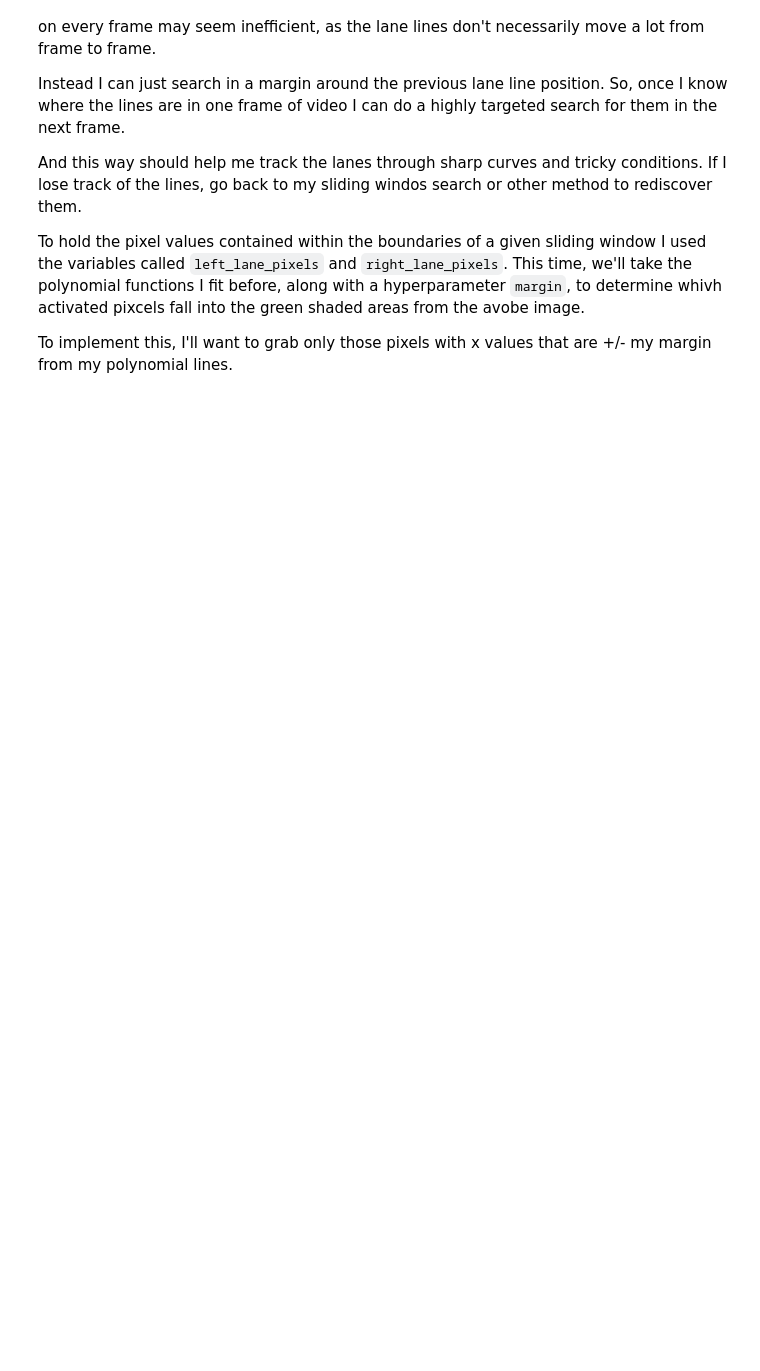
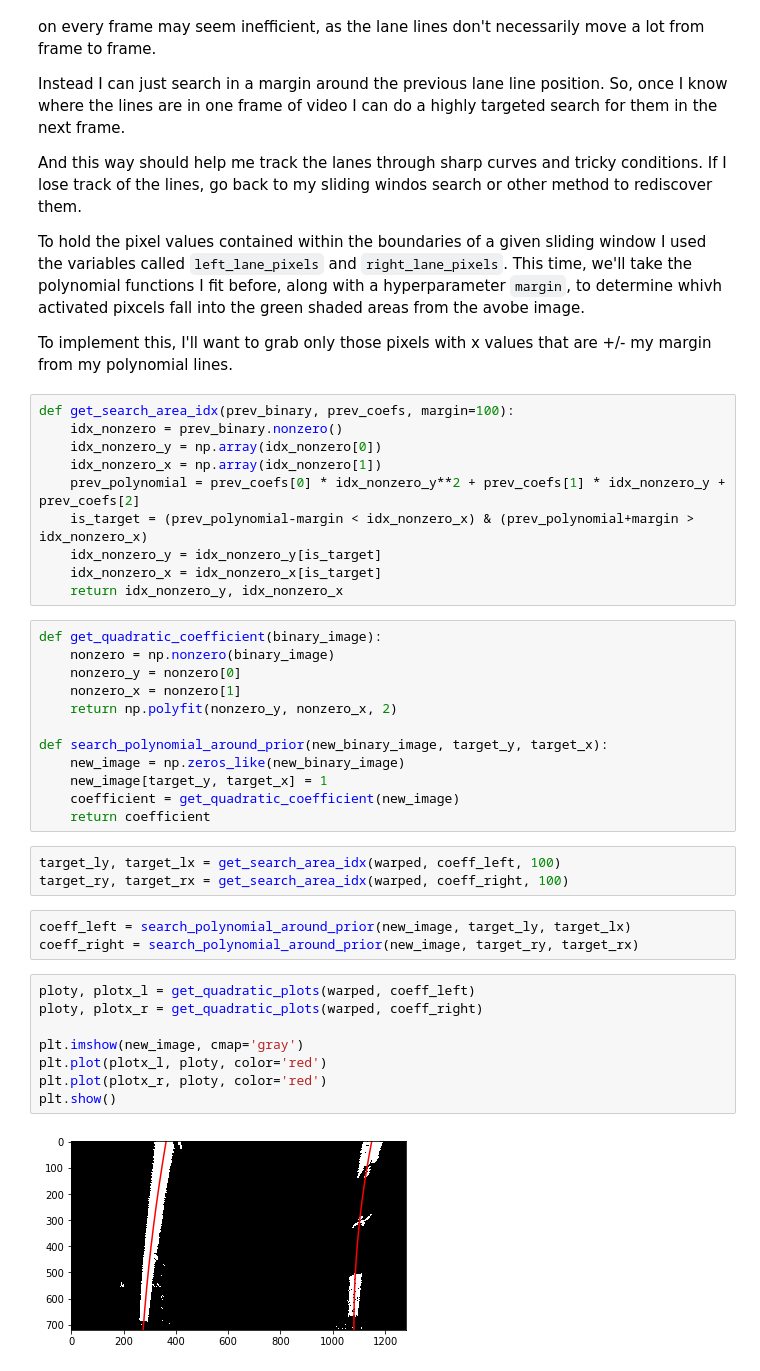
Before and after one commit to MasanaoMatsuda/finding-lane-lines, a Jupyter notebook: AdvancedLaneFinding/AdvancedLaneFinding.ipynb, the cells around one changed output. Drawn from its saved outputs; the diff is of its cells as text; blank space fills up the shorter version.

Commit message:
search lane line from previous lane positions

```diff
--- a/AdvancedLaneFinding/AdvancedLaneFinding.ipynb
+++ b/AdvancedLaneFinding/AdvancedLaneFinding.ipynb
@@ -333,3 +331,41 @@ And this way should help me track the lanes through sharp curves and tricky cond
 To hold the pixel values contained within the boundaries of a given sliding window I used the variables called <code>left_lane_pixels</code> and <code>right_lane_pixels</code>. This time, we'll take the polynomial functions I fit before, along with a hyperparameter <code>margin</code>, to determine whivh activated pixcels fall into the green shaded areas from the avobe image.
 
 To implement this, I'll want to grab only those pixels with x values that are +/- my margin from my polynomial lines.
+# %%
+def get_search_area_idx(prev_binary, prev_coefs, margin=100):
+    idx_nonzero = prev_binary.nonzero()
+    idx_nonzero_y = np.array(idx_nonzero[0])
+    idx_nonzero_x = np.array(idx_nonzero[1])
+    prev_polynomial = prev_coefs[0] * idx_nonzero_y**2 + prev_coefs[1] * idx_nonzero_y + prev_coefs[2]
+    is_target = (prev_polynomial-margin < idx_nonzero_x) & (prev_polynomial+margin > idx_nonzero_x)
+    idx_nonzero_y = idx_nonzero_y[is_target]
+    idx_nonzero_x = idx_nonzero_x[is_target]
+    return idx_nonzero_y, idx_nonzero_x
+# %%
+def get_quadratic_coefficient(binary_image):
+    nonzero = np.nonzero(binary_image)
+    nonzero_y = nonzero[0]
+    nonzero_x = nonzero[1]
+    return np.polyfit(nonzero_y, nonzero_x, 2)
+
+def search_polynomial_around_prior(new_binary_image, target_y, target_x):
+    new_image = np.zeros_like(new_binary_image)
+    new_image[target_y, target_x] = 1
+    coefficient = get_quadratic_coefficient(new_image)
+    return coefficient
+# %%
+target_ly, target_lx = get_search_area_idx(warped, coeff_left, 100)
+target_ry, target_rx = get_search_area_idx(warped, coeff_right, 100)
+# %%
+coeff_left = search_polynomial_around_prior(new_image, target_ly, target_lx)
+coeff_right = search_polynomial_around_prior(new_image, target_ry, target_rx)
+# %%
+ploty, plotx_l = get_quadratic_plots(warped, coeff_left)
+ploty, plotx_r = get_quadratic_plots(warped, coeff_right)
+
+plt.imshow(new_image, cmap='gray')
+plt.plot(plotx_l, ploty, color='red')
+plt.plot(plotx_r, ploty, color='red')
+plt.show()
+# %% [output]
+[figure, added]
```
Also changed, not shown: parts of 3 cells of this notebook.
